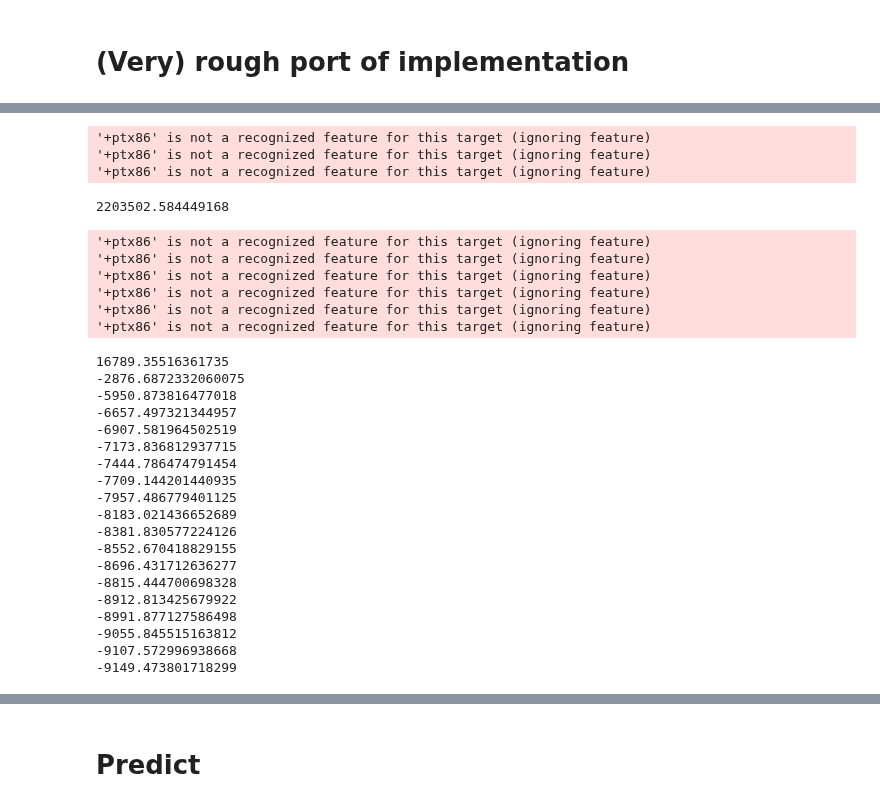
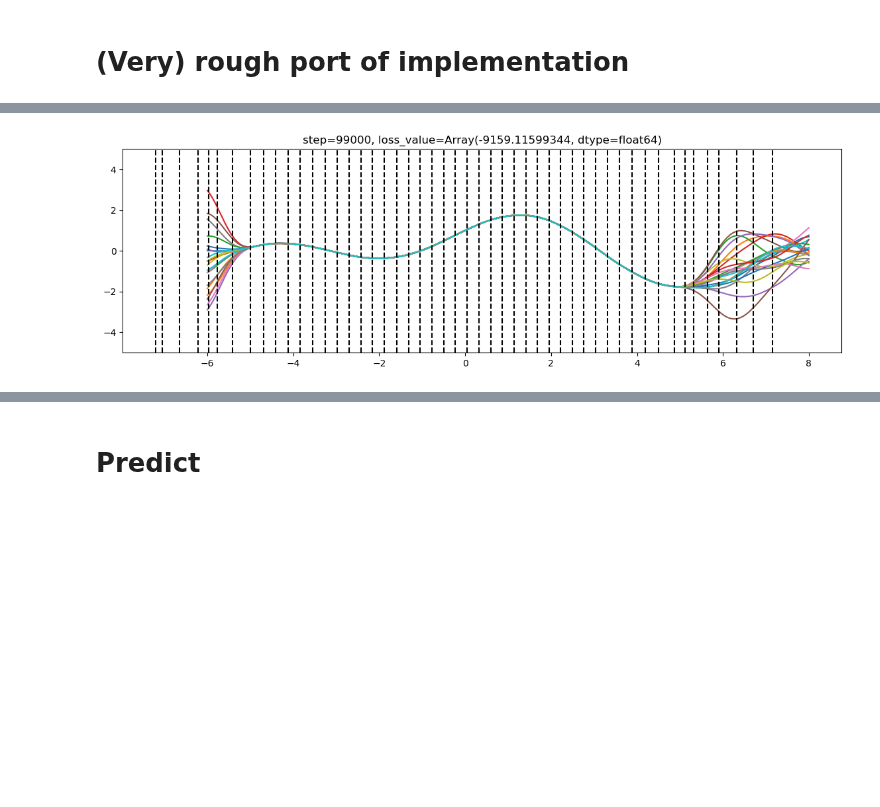
Before and after one commit to jessegrabowski/pymc-extras, a Jupyter notebook: notebooks/gpjax-ssgp-port.ipynb, the cells around one changed output, grey strips where cells are left out. Cells and saved outputs as stored; diff of their text form; code cells hidden in the pictures; blank space fills up the shorter version.

```diff
--- a/notebooks/gpjax-ssgp-port.ipynb
+++ b/notebooks/gpjax-ssgp-port.ipynb
@@ -415,7 +286,8 @@ with pm.Model() as model:
     y = pm.Data("y", yd)
 
     eta = pm.Exponential("eta", scale=1.0)
-    ell = pm.InverseGamma("ell", mu=2.0, sigma=2.0)
+    #ell = pm.InverseGamma("ell", mu=2.0, sigma=5.0)
+    ell = pm.HalfFlat("ell")
     # eta = 1.0
     # ell = 1.0
     cov_func = eta**2 * pm.gp.cov.ExpQuad(1, ls=ell)
@@ -561,49 +463,55 @@ optimizer_state = optimizer.init(params)
 # %%
 # n_steps = 10_000
 import jax
+from scipy import stats
+from IPython.display import clear_output
 
-n_steps = 10000
+
+n_steps = 100_000
+var_names = model.initial_point().keys()
 
 loss_history = []
 idx = 0
 for step in range(n_steps):
-    batch_slice = slice(idx, idx + batch_size)
+    #batch_slice = slice(idx, idx + batch_size)
+    batch_slice = np.random.choice(Xd.shape[0], size=batch_size, replace=False)
 
     X, y = Xd[batch_slice, :], yd[batch_slice]
-    idx = (idx + batch_size) % Xd.shape[0]
+    #idx = (idx + batch_size) % Xd.shape[0]
+
 
     params, optimizer_state, loss_value = training_step(X, y, params, optimizer_state)
     loss_history.append(loss_value)
 
-    if step % 500 == 0:
-        print(np.mean(loss_history[-25:]))
+
+    result_dict = dict(zip(var_names, params))
+
+
+    if step % 1000 == 0:
+
+        clear_output(wait=True)
+
+        mu_pred, cov_pred = f_predict(
+            **{k: v for k, v in result_dict.items() if k in input_names}, t=t_values
+        )
+
+        d = stats.multivariate_normal(mean=mu_pred, cov=cov_pred, allow_singular=True)
+        samples = d.rvs(20)
+
+
+        fig, ax = plt.subplots(figsize=(14, 4))
+        ax.plot(t_values, samples.T)
+        #ax.scatter(Xd, yd, alpha=0.1);
+
+        for point in result_dict["inducing_inputs"]:
+            ax.axvline(point, color="k", linestyle="--")
+
+        ax.set_ylim([-5, 5])
+        ax.set_title(f"{step=}, {loss_value=}")
+        plt.show()
+
+        #print(np.mean(loss_history[-25:]))
+
+        #print(result_dict["inducing_inputs"][0:10].ravel())
 # %% [output]
-'+ptx86' is not a recognized feature for this target (ignoring feature)
-'+ptx86' is not a recognized feature for this target (ignoring feature)
-'+ptx86' is not a recognized feature for this target (ignoring feature)
-2203502.584449168
-'+ptx86' is not a recognized feature for this target (ignoring feature)
-'+ptx86' is not a recognized feature for this target (ignoring feature)
-'+ptx86' is not a recognized feature for this target (ignoring feature)
-'+ptx86' is not a recognized feature for this target (ignoring feature)
-'+ptx86' is not a recognized feature for this target (ignoring feature)
-'+ptx86' is not a recognized feature for this target (ignoring feature)
-16789.35516361735
--2876.6872332060075
--5950.873816477018
--6657.497321344957
--6907.581964502519
--7173.836812937715
--7444.786474791454
--7709.144201440935
--7957.486779401125
--8183.021436652689
--8381.830577224126
--8552.670418829155
--8696.431712636277
--8815.444700698328
--8912.813425679922
--8991.877127586498
--9055.845515163812
--9107.572996938668
--9149.473801718299
+[figure, added]
```
Also changed, not shown: parts of 62 cells of this notebook.
